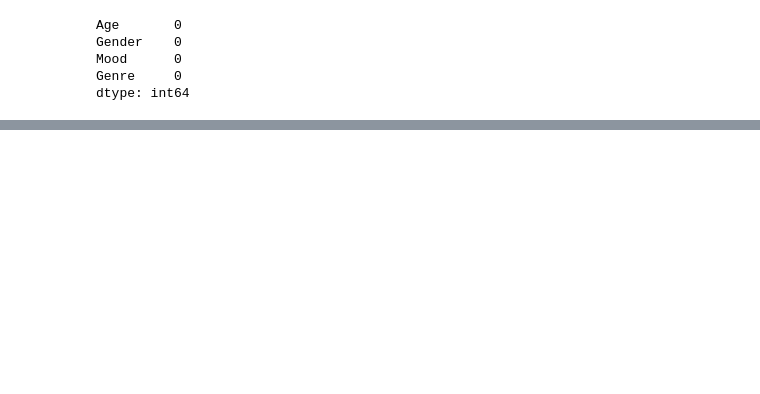
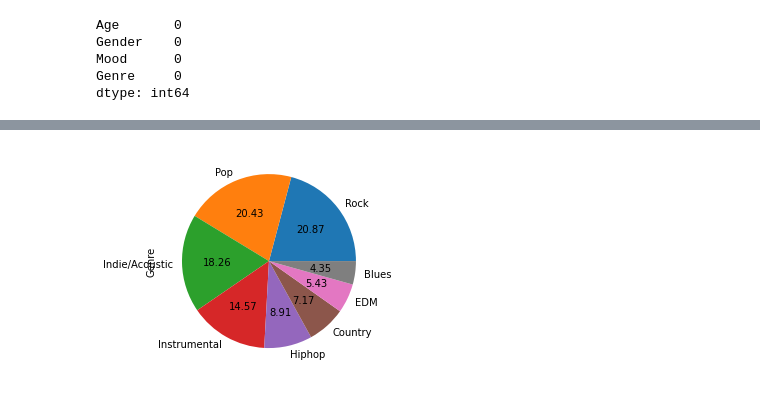
Before and after one commit to NAyeshaKhan/Music_Recommendation_App, a Jupyter notebook: MusicApp/Test Music AI.ipynb, the cells around one changed output, grey strips where cells are left out. Drawn from its saved outputs; the diff is of its cells as text; code cells hidden in the pictures; blank space fills up the shorter version.

```diff
--- a/MusicApp/Test Music AI.ipynb
+++ b/MusicApp/Test Music AI.ipynb
@@ -110,0 +136,6 @@ Text(0.5, 1.0, 'Count of demographics in dataset:')
+# %%
+#Distribution of genre by pie-chart
+df['Genre'].value_counts().plot(kind="pie", autopct="%.2f")
+plt.show()
+# %% [output]
+[figure, added]
```
Also changed, not shown: parts of 26 cells of this notebook, 19 other files.
